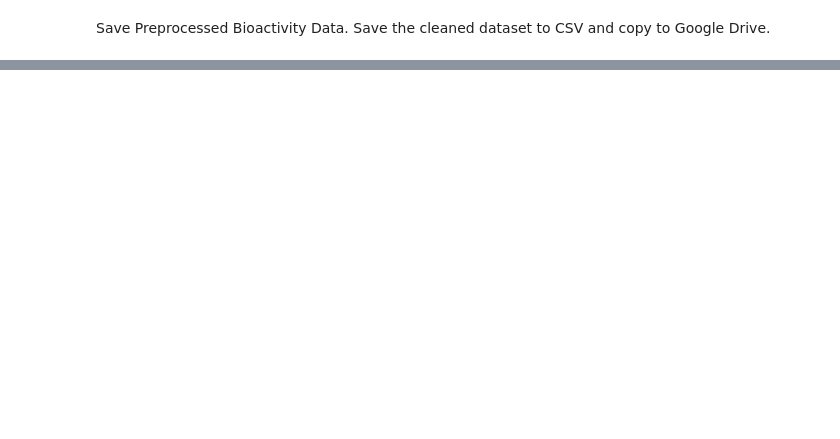
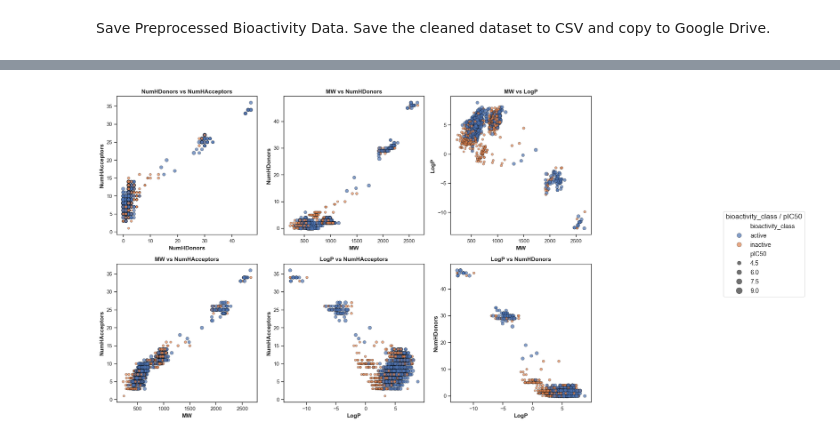
Before and after one commit to FatemeMohammadinezhad/QSAR_Drug_Discovery, a Jupyter notebook: QSAR.ipynb, the cells around one changed output, grey strips where cells are left out. Saved outputs shown, nothing was run; the diff lists cells and outputs as text; code cells hidden in the pictures; blank space fills up the shorter version.

```diff
--- a/QSAR.ipynb
+++ b/QSAR.ipynb
@@ -241,0 +353,10 @@ df3.to_csv("bioactivity_preprocessed_data.csv", index=False)
+# %%
+threshold = 6
+
+df_clean["bioactivity_class"] = np.where(
+    df_clean["pIC50"] >= threshold,
+    "active",
+    "inactive"
+)
+
+df_clean.head()
@@ -241,0 +536,3 @@ df3.to_csv("bioactivity_preprocessed_data.csv", index=False)
+# %%
+df_lipinski = lipinski(df_clean_smiles.canonical_smiles)
+df_lipinski.head(10)
@@ -241,0 +580,3 @@ df3.to_csv("bioactivity_preprocessed_data.csv", index=False)
+# %%
+df_combined = pd.concat([df_clean_smiles, df_lipinski], axis=1)
+df_combined.head()
@@ -241,0 +590,3 @@ df3.to_csv("bioactivity_preprocessed_data.csv", index=False)
+# %%
+df_combined = df_combined.drop(columns="standard_value")
+df_combined.head()
@@ -241,0 +630,50 @@ df3.to_csv("bioactivity_preprocessed_data.csv", index=False)
+# %%
+pairs = [
+    ("NumHDonors",    "NumHAcceptors", "NumHDonors vs NumHAcceptors"),
+    ("MW",            "NumHDonors",    "MW vs NumHDonors"),
+    ("MW",            "LogP",          "MW vs LogP"),
+    ("MW",            "NumHAcceptors", "MW vs NumHAcceptors"),
+    ("LogP",          "NumHAcceptors", "LogP vs NumHAcceptors"),
+    ("LogP",          "NumHDonors",    "LogP vs NumHDonors"),
+]
+
+fig, axes = plt.subplots(2, 3, figsize=(18, 10))
+axes = axes.flatten()
+
+for i, (ax, (x, y, title)) in enumerate(zip(axes, pairs)):
+    sns.scatterplot(
+        x=x, y=y,
+        data=df_combined,
+        hue="bioactivity_class",
+        size="pIC50",
+
+        edgecolor="black",
+        alpha=0.7,
+        ax=ax,
+        legend=(i == 0)   # only first subplot creates legend data
+    )
+    ax.set_xlabel(x, fontsize=12, fontweight="bold")
+    ax.set_ylabel(y, fontsize=12, fontweight="bold")
+    ax.set_title(title, fontsize=12, fontweight="bold")
+
+# Extract legend from first subplot
+handles, labels = axes[0].get_legend_handles_labels()
+axes[0].legend_.remove()  # remove internal legend
+
+# Create large outer legend
+fig.legend(
+    handles,
+    labels,
+    title="bioactivity_class / pIC50",
+    bbox_to_anchor=(1.02, 0.5),
+    loc="center left",
+    fontsize=13,        # legend text
+    title_fontsize=15,  # legend title
+    markerscale=1.6     # bigger legend markers
+)
+
+plt.tight_layout(rect=[0, 0, 0.82, 1])
+plt.savefig("scatter_panel_3x2.pdf", bbox_inches="tight")
+plt.show()
+# %% [output]
+[figure, added]
```
Also changed, not shown: parts of 59 cells of this notebook.
